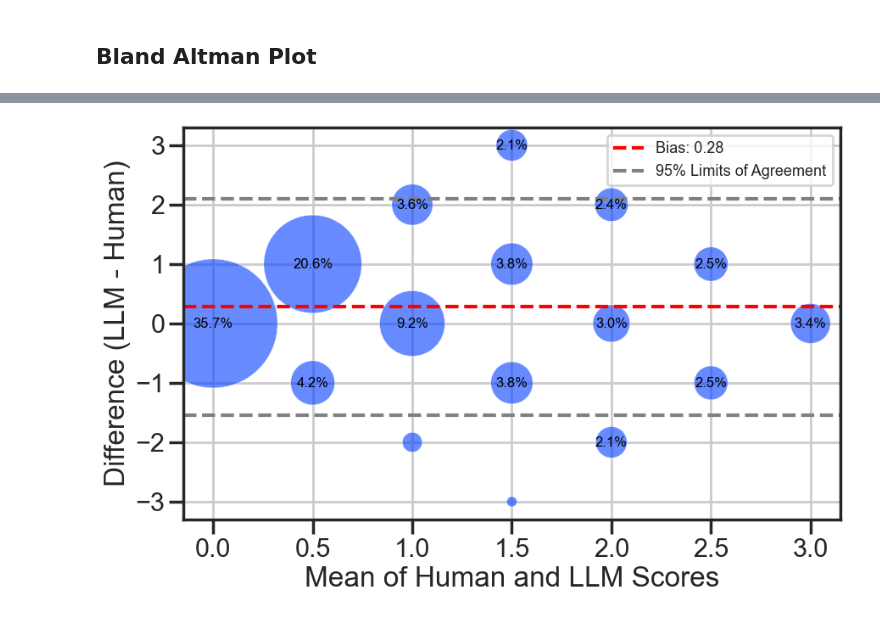
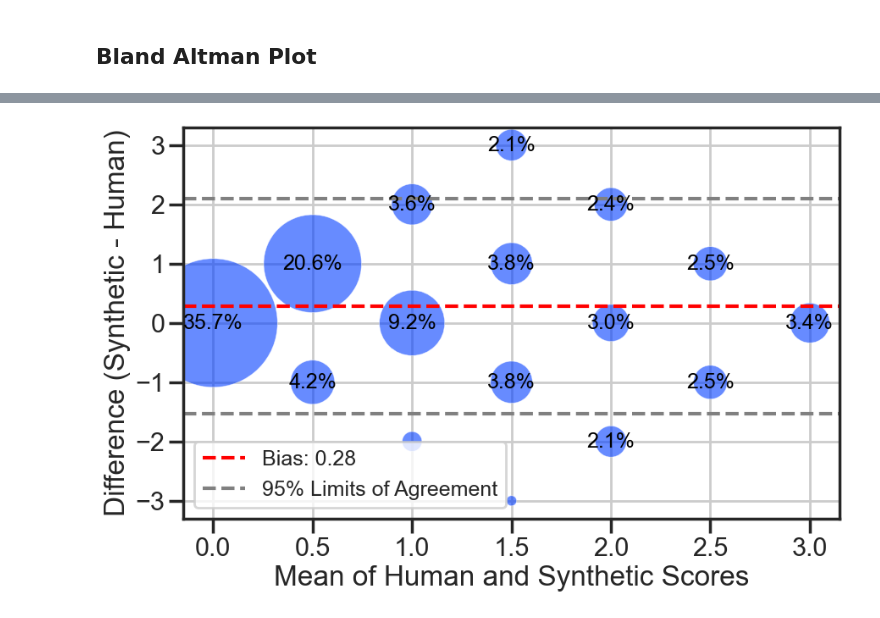
Before and after one commit to rahmanidashti/BiasSyntheticData, a Jupyter notebook: 3-judgement-analysis.ipynb, the cells around one changed output, grey strips where cells are left out. Cells and saved outputs as stored; diff of their text form; code cells hidden in the pictures.

```diff
--- a/3-judgement-analysis.ipynb
+++ b/3-judgement-analysis.ipynb
@@ -443,10 +32,6 @@ plt.show()
 import numpy as np
 import matplotlib.pyplot as plt
 from collections import Counter
-
-# Example data: replace with your actual scores
-# human_scores = np.array([/* human scores */])
-# llm_scores = np.array([/* llm scores */])
 
 # Calculate mean scores and differences
 mean_scores = (human_scores + llm_scores) / 2
@@ -462,38 +47,35 @@ point_counts = Counter(points)
 unique_points = np.array(list(point_counts.keys()))
 frequencies = np.array(list(point_counts.values()))
 
 # Calculate percentages
 total_points = len(points)
 percentages = (frequencies / total_points) * 100
 
 # Create Bland-Altman plot with point sizes indicating density
 plt.figure(figsize=(10, 6))
 
 # Scatter plot with point size based on frequency
 plt.scatter(unique_points[:, 0], unique_points[:, 1], s=frequencies * 1.5, alpha=0.6, edgecolors='w', linewidth=0.5)
 
 # Optionally add text annotations for percentage
 for (x, y), percentage in zip(unique_points, percentages):
     if percentage > 1:  # Only annotate if the percentage is greater than 1%
-        plt.text(x, y, f'{percentage:.1f}%', fontsize=12, ha='center', va='center', color='black')
+        plt.text(x, y, f'{percentage:.1f}%', fontsize=18, ha='center', va='center', color='black')
 
 # Add lines for mean difference and limits of agreement
 mean_diff = np.mean(differences)
 std_diff = np.std(differences)
-# plt.axhline(mean_diff, color='red', linestyle='--', label='Mean Difference')
-# plt.axhline(mean_diff + 1.96 * std_diff, color='blue', linestyle='--', label='Upper Limit')
-# plt.axhline(mean_diff - 1.96 * std_diff, color='blue', linestyle='--', label='Lower Limit')
 
 plt.axhline(mean_diff, color='red', linestyle='--', label=f'Bias: {mean_diff:.2f}')
 plt.axhline(mean_diff + 1.96*std_diff, color='gray', linestyle='--', label='95% Limits of Agreement')
 plt.axhline(mean_diff - 1.96*std_diff, color='gray', linestyle='--')
 
-plt.xlabel('Mean of Human and LLM Scores')
-plt.ylabel('Difference (LLM - Human)')
+plt.xlabel('Mean of Human and Synthetic Scores')
+plt.ylabel('Difference (Synthetic - Human)')
 # plt.title('Bland-Altman Plot with Point Density Indication')
-plt.legend(fontsize=13)
+plt.legend(fontsize=18)
 plt.grid(True)
 plt.savefig("figs/bland_altman_plot_scores_with_precentage.pdf", bbox_inches="tight")
 # plt.show()
 # %% [output]
-[figure, old version]
+[figure, new version]
```
Also changed, not shown: parts of 36 cells of this notebook, 4 other files.
